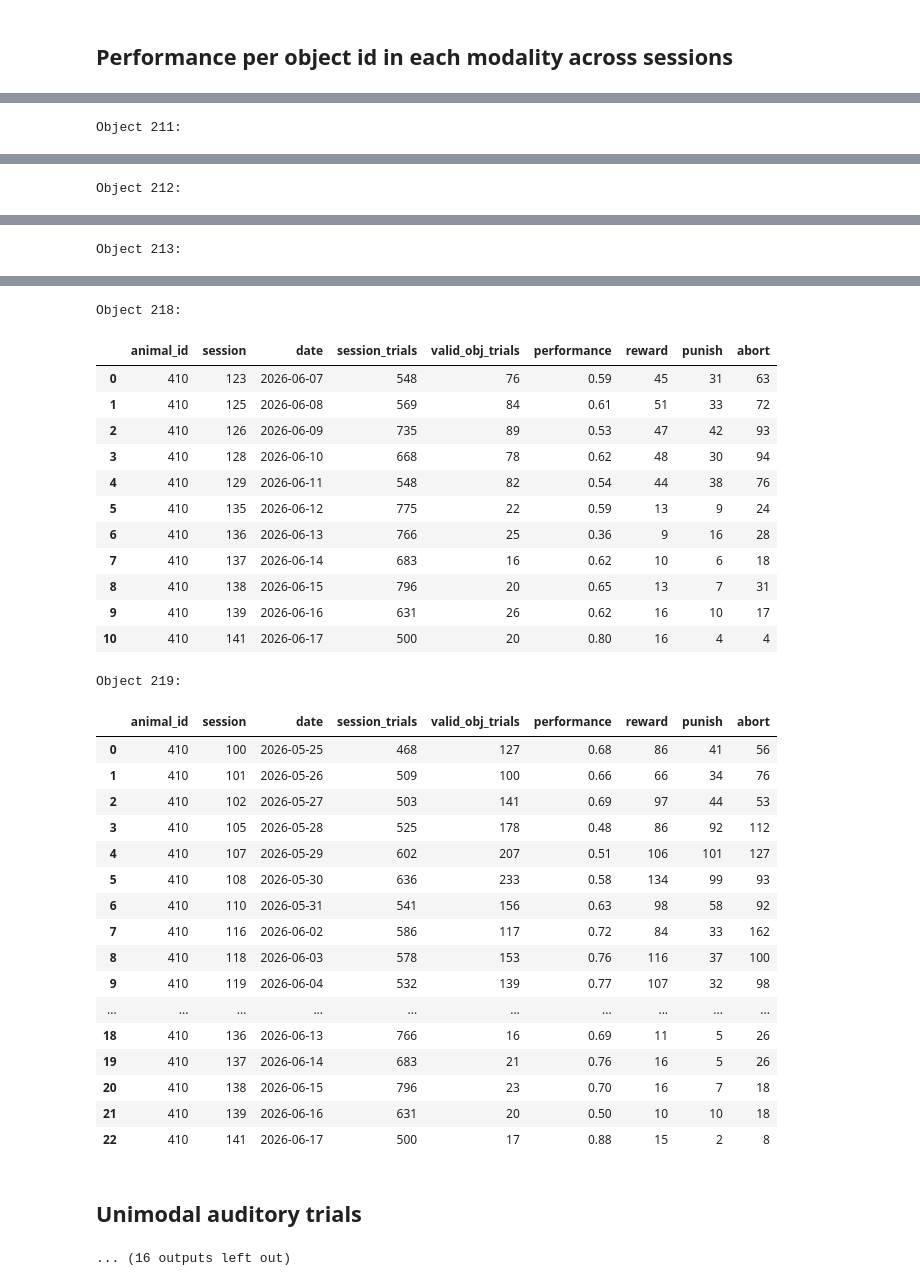
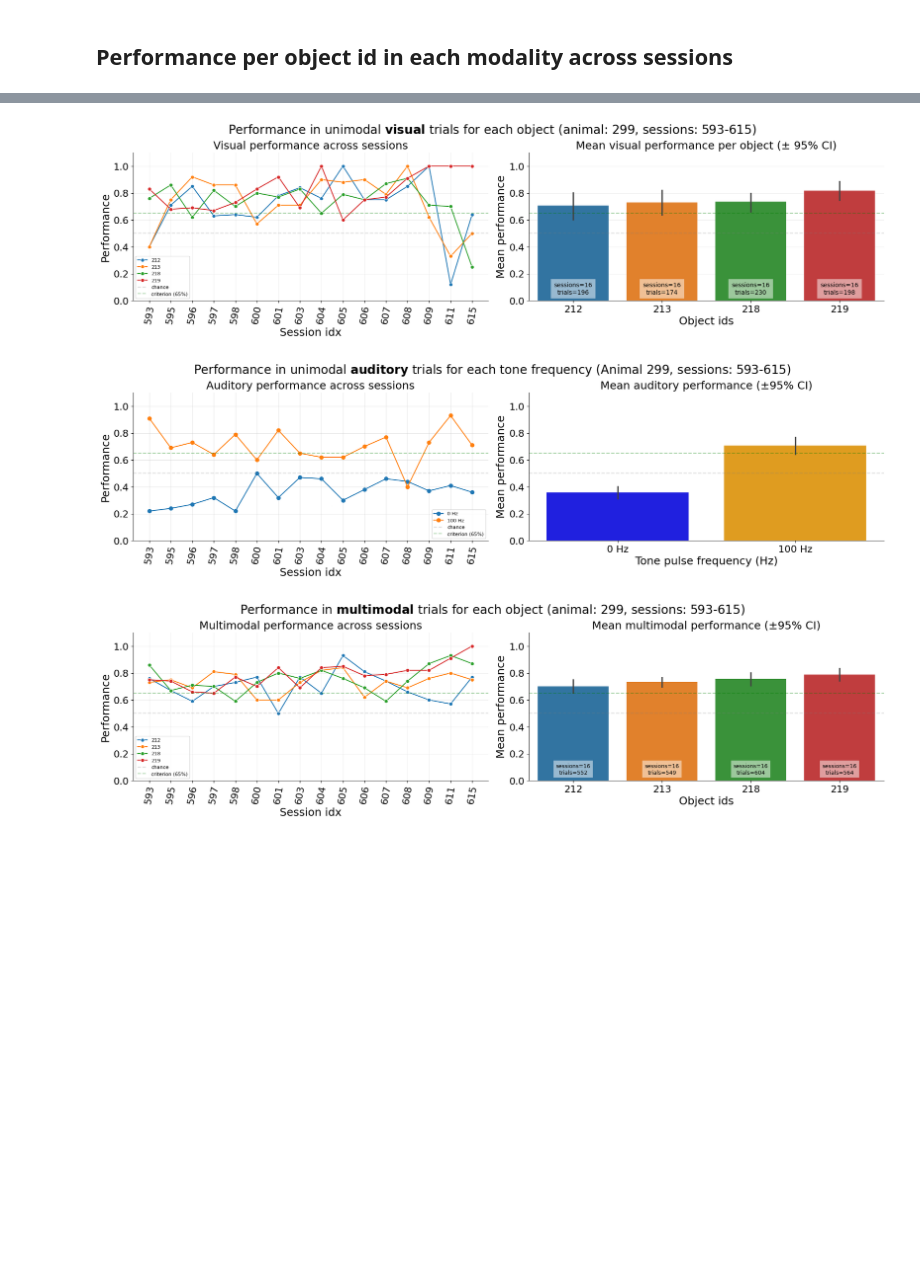
Before and after one commit to GratsakisA/multimodal_analysis, a Jupyter notebook: multimodal_analysis.ipynb, the cells around one changed output, grey strips where cells are left out. Saved outputs shown, nothing was run; the diff lists cells and outputs as text; code cells hidden in the pictures; blank space fills up the shorter version.

```diff
--- a/multimodal_analysis.ipynb
+++ b/multimodal_analysis.ipynb
@@ -117,12 +134,12 @@ key = {
 # Print per-object DataFrames summarizing number of session trials, valid per object trials,
 # percentage per object in the session, object performance, rewarded/punished/aborted trials
 # Performace in unimodal visual trials:
-get_visual_performance_summary(key)
+# get_visual_performance_summary(key)
 # Performance in unimodal auditory trials:
 # parameters: key (dict), pulse_freq ('all', '0', '100')
-get_auditory_performance_summary(key)
+# get_auditory_performance_summary(key)
 # Performace in multimodal trials:
-get_multimodal_performance_summary(key)
+# get_multimodal_performance_summary(key)
 
 # Line and bar plot of unimodal-visual and multimodal performance across sessions per object.
 # Parameters: key (dict), criterion (float),
@@ -135 +150,0 @@ Unimodal visual trials
-Object 211:
@@ -149 +150,0 @@ Object 211:
-Object 212:
@@ -162 +150,0 @@ Object 212:
-Object 213:
@@ -175,33 +151,3 @@ Object 213:
-Object 218:
-|  | animal_id | session | date | session_trials | valid_obj_trials | performance | reward | punish | abort |
-| 0 | 410 | 123 | 2026-06-07 | 548 | 76 | 0.59 | 45 | 31 | 63 |
-| 1 | 410 | 125 | 2026-06-08 | 569 | 84 | 0.61 | 51 | 33 | 72 |
-| 2 | 410 | 126 | 2026-06-09 | 735 | 89 | 0.53 | 47 | 42 | 93 |
-| 3 | 410 | 128 | 2026-06-10 | 668 | 78 | 0.62 | 48 | 30 | 94 |
-| 4 | 410 | 129 | 2026-06-11 | 548 | 82 | 0.54 | 44 | 38 | 76 |
-| 5 | 410 | 135 | 2026-06-12 | 775 | 22 | 0.59 | 13 | 9 | 24 |
-| 6 | 410 | 136 | 2026-06-13 | 766 | 25 | 0.36 | 9 | 16 | 28 |
-| 7 | 410 | 137 | 2026-06-14 | 683 | 16 | 0.62 | 10 | 6 | 18 |
-| 8 | 410 | 138 | 2026-06-15 | 796 | 20 | 0.65 | 13 | 7 | 31 |
-| 9 | 410 | 139 | 2026-06-16 | 631 | 26 | 0.62 | 16 | 10 | 17 |
-| 10 | 410 | 141 | 2026-06-17 | 500 | 20 | 0.80 | 16 | 4 | 4 |
-Object 219:
-|  | animal_id | session | date | session_trials | valid_obj_trials | performance | reward | punish | abort |
-| 0 | 410 | 100 | 2026-05-25 | 468 | 127 | 0.68 | 86 | 41 | 56 |
-| 1 | 410 | 101 | 2026-05-26 | 509 | 100 | 0.66 | 66 | 34 | 76 |
-| 2 | 410 | 102 | 2026-05-27 | 503 | 141 | 0.69 | 97 | 44 | 53 |
-| 3 | 410 | 105 | 2026-05-28 | 525 | 178 | 0.48 | 86 | 92 | 112 |
-| 4 | 410 | 107 | 2026-05-29 | 602 | 207 | 0.51 | 106 | 101 | 127 |
-| 5 | 410 | 108 | 2026-05-30 | 636 | 233 | 0.58 | 134 | 99 | 93 |
-| 6 | 410 | 110 | 2026-05-31 | 541 | 156 | 0.63 | 98 | 58 | 92 |
-| 7 | 410 | 116 | 2026-06-02 | 586 | 117 | 0.72 | 84 | 33 | 162 |
-| 8 | 410 | 118 | 2026-06-03 | 578 | 153 | 0.76 | 116 | 37 | 100 |
-| 9 | 410 | 119 | 2026-06-04 | 532 | 139 | 0.77 | 107 | 32 | 98 |
-| ... | ... | ... | ... | ... | ... | ... | ... | ... | ... |
-| 18 | 410 | 136 | 2026-06-13 | 766 | 16 | 0.69 | 11 | 5 | 26 |
-| 19 | 410 | 137 | 2026-06-14 | 683 | 21 | 0.76 | 16 | 5 | 26 |
-| 20 | 410 | 138 | 2026-06-15 | 796 | 23 | 0.70 | 16 | 7 | 18 |
-| 21 | 410 | 139 | 2026-06-16 | 631 | 20 | 0.50 | 10 | 10 | 18 |
-| 22 | 410 | 141 | 2026-06-17 | 500 | 17 | 0.88 | 15 | 2 | 8 |
-Unimodal auditory trials
-... (16 outputs left out)
+[figure, added]
+[figure, added]
+[figure, added]
```
Also changed, not shown: parts of 10 cells of this notebook, 1 other file.
